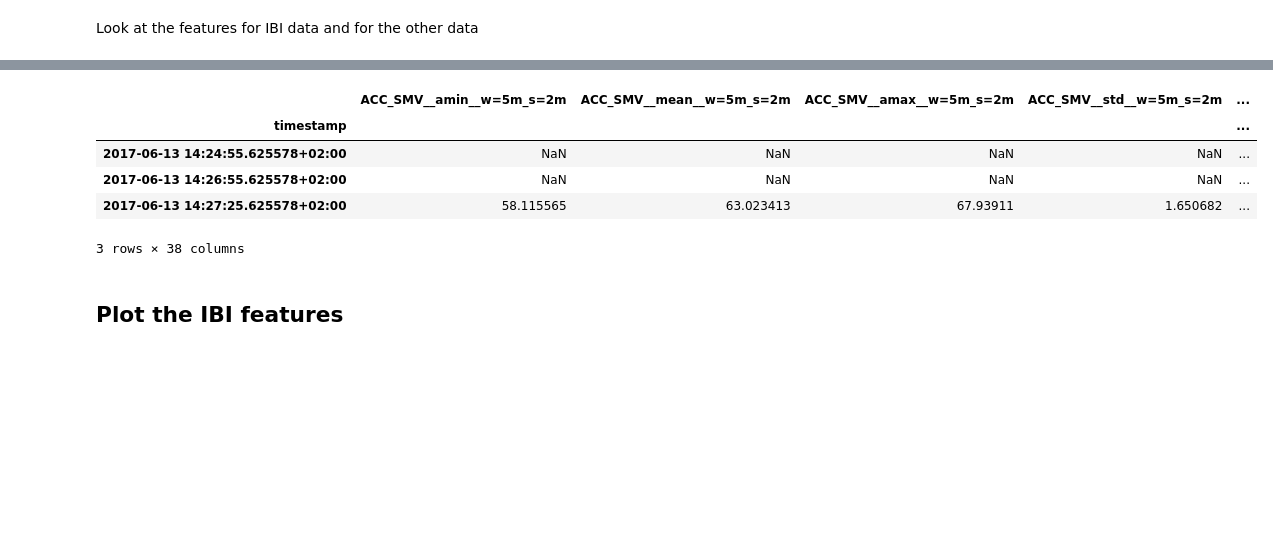
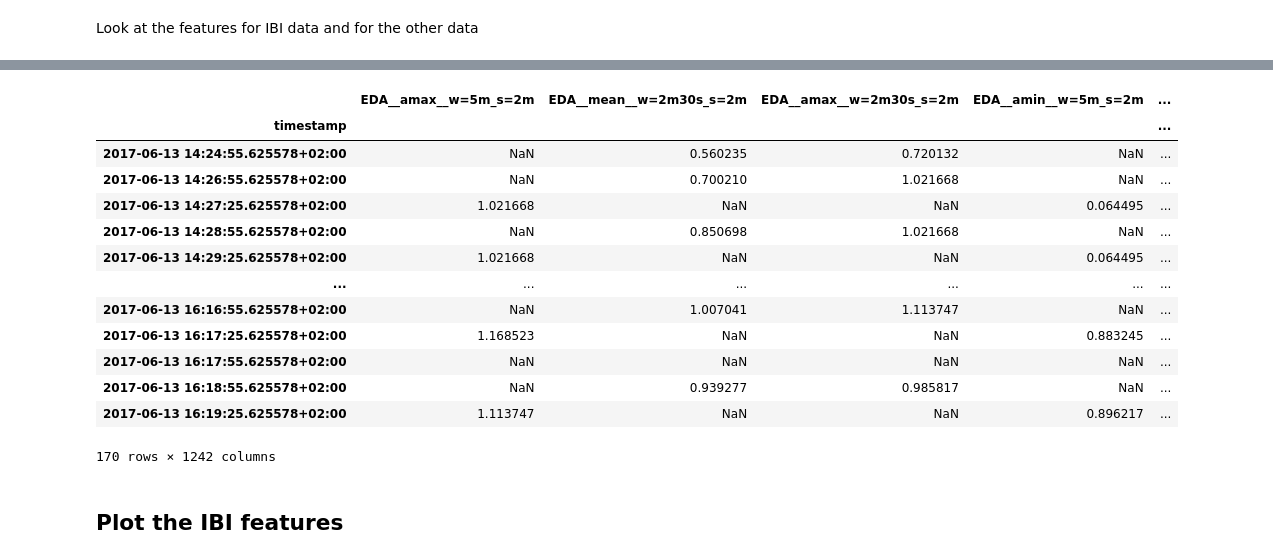
Before and after one commit to predict-idlab/tsflex, a Jupyter notebook: examples/tsflex_paper.ipynb, the cells around one changed output, grey strips where cells are left out. Saved outputs shown, nothing was run; the diff lists cells and outputs as text; code cells hidden in the pictures; blank space fills up the shorter version.

```diff
--- a/examples/tsflex_paper.ipynb
+++ b/examples/tsflex_paper.ipynb
@@ -135,19 +135,19 @@ plt.tight_layout()
 # tsflex feature extraction
 # %%
 from tsflex.features import MultipleFeatureDescriptors, FeatureCollection, FuncWrapper
-from typing import Tuple
 from tsflex.features.utils import make_robust
+from tsflex.features.integrations import tsfresh_settings_wrapper
 
 # Import / create the feature functions
-from scipy.stats import skew, pearsonr
+from scipy.stats import skew
+from tsfresh.feature_extraction import EfficientFCParameters
 
-def absarea(sig: np.ndarray) -> float:
+def area(sig: np.ndarray) -> float:
     return np.sum(np.abs(sig))
 
-def correlation(sig1: np.ndarray, sig2: np.ndarray) -> Tuple[float, float]:
-    min_l = min(len(sig1), len(sig2))
-    r, p = pearsonr(sig1[:min_l], sig2[:min_l])
-    return r, p
+spectral_features = tsfresh_settings_wrapper(
+    {key: EfficientFCParameters()[key] for key in ["fft_coefficient", "fft_aggregated"]}
+)
 
 # Create the feature descriptors
 general_feats = MultipleFeatureDescriptors(
@@ -156,23 +156,17 @@ general_feats = MultipleFeatureDescriptors(
         windows=["5min", "2.5min"], strides="2min",
 )
 eda_feats = MultipleFeatureDescriptors(
-        functions=[skew, absarea], series_names="EDA",
+        functions= spectral_features + [skew, area], series_names="EDA",
         windows=["7.5min", "5min", "2.5min"], strides="2min",
 )
 ibi_feats = MultipleFeatureDescriptors(
     functions= [make_robust(f) for f in [np.min, np.max, np.mean, np.std]] + [len],
-    series_names="IBI",  windows="5min", strides="2min"
-)
-corr_feats = MultipleFeatureDescriptors(
-    functions=FuncWrapper(correlation, output_names=["corr_coef", "corr_p_value"]),
-    series_names=[tuple(["ACC_SMV", "EDA"]), tuple(["EDA", "TMP"])],
-    windows=["10min", '5min'],
-    strides="2min",
+    series_names="IBI", windows="5min", strides="2min"
 )
 
 # Create the feature collection
 feature_collection = FeatureCollection(
-    feature_descriptors=[general_feats, eda_feats, ibi_feats, corr_feats]
+    feature_descriptors=[general_feats, eda_feats, ibi_feats]
 )
 feature_collection
 # %% [output]
@@ -219,14 +234,22 @@ ibi_features.head(3)
 # %%
 other_features = features_df[[c for c in features_df.columns if not 'IBI_' in c]]
 other_features = other_features[other_features.isna().sum(axis=1) < len(other_features.columns)]
-other_features.head(3)
+other_features
 # %% [output]
-|  | ACC_SMV__amin__w=5m_s=2m | ACC_SMV__mean__w=5m_s=2m | ACC_SMV__amax__w=5m_s=2m | ACC_SMV__std__w=5m_s=2m | ... |
+|  | EDA__amax__w=5m_s=2m | EDA__mean__w=2m30s_s=2m | EDA__amax__w=2m30s_s=2m | EDA__amin__w=5m_s=2m | ... |
 | timestamp |  |  |  |  | ... |
-| 2017-06-13 14:24:55.625578+02:00 | NaN | NaN | NaN | NaN | ... |
-| 2017-06-13 14:26:55.625578+02:00 | NaN | NaN | NaN | NaN | ... |
-| 2017-06-13 14:27:25.625578+02:00 | 58.115565 | 63.023413 | 67.93911 | 1.650682 | ... |
+| 2017-06-13 14:24:55.625578+02:00 | NaN | 0.560235 | 0.720132 | NaN | ... |
+| 2017-06-13 14:26:55.625578+02:00 | NaN | 0.700210 | 1.021668 | NaN | ... |
+| 2017-06-13 14:27:25.625578+02:00 | 1.021668 | NaN | NaN | 0.064495 | ... |
+| 2017-06-13 14:28:55.625578+02:00 | NaN | 0.850698 | 1.021668 | NaN | ... |
+| 2017-06-13 14:29:25.625578+02:00 | 1.021668 | NaN | NaN | 0.064495 | ... |
+| ... | ... | ... | ... | ... | ... |
+| 2017-06-13 16:16:55.625578+02:00 | NaN | 1.007041 | 1.113747 | NaN | ... |
+| 2017-06-13 16:17:25.625578+02:00 | 1.168523 | NaN | NaN | 0.883245 | ... |
+| 2017-06-13 16:17:55.625578+02:00 | NaN | NaN | NaN | NaN | ... |
+| 2017-06-13 16:18:55.625578+02:00 | NaN | 0.939277 | 0.985817 | NaN | ... |
+| 2017-06-13 16:19:25.625578+02:00 | 1.113747 | NaN | NaN | 0.896217 | ... |
-3 rows × 38 columns
+170 rows × 1242 columns
 # %% [markdown]
 ## Plot the IBI features
 # %%
```
Also changed, not shown: parts of 7 cells of this notebook.
